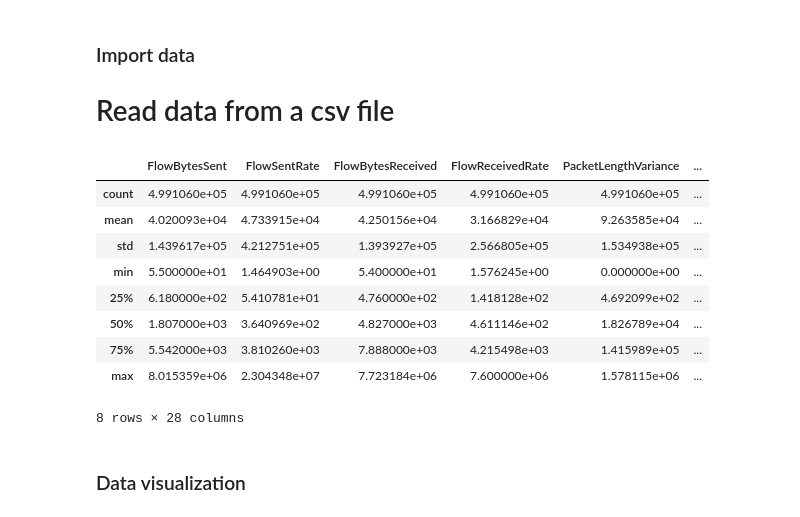
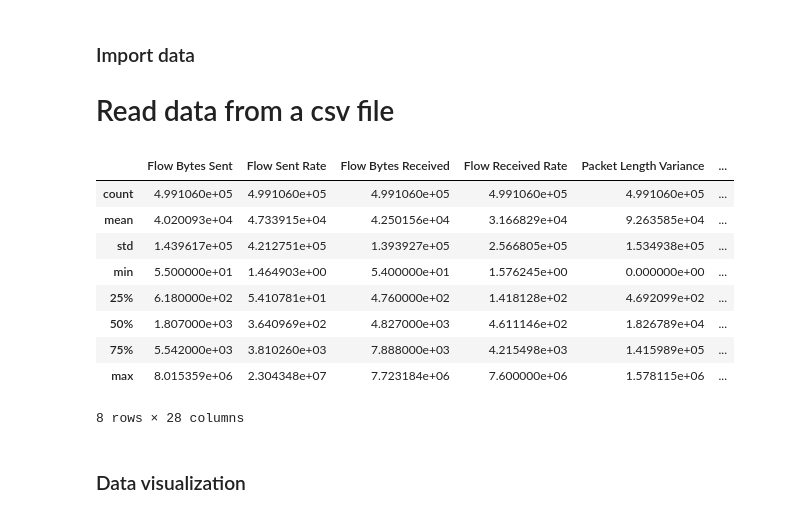
Before and after one commit to Ricardo-Da-Cruz/AI-Dns-Traffic-Analysis, a Jupyter notebook: sample.ipynb, the cells around one changed output. Drawn from its saved outputs; the diff is of its cells as text; code cells hidden in the pictures.

```diff
--- a/sample.ipynb
+++ b/sample.ipynb
@@ -18,13 +17,23 @@ from sklearn.decomposition import PCA
 # %%
 # Defining data for the dataframe
 
 #ray.init()
 
 df = pd.read_csv('data/BCCC-CIRA-CIC-DoHBrw-2020.csv', na_values=['NA'])
 
+def add_space(s):
+    a = s[0]
+    for i in s[1:]:
+        if i.isupper():
+            a += ' '
+        a += i
+    return a
+
+df.columns = [add_space(i.replace(' ', '')) for i in df.columns]
+
 df.describe()
 # %% [output]
-|  | FlowBytesSent | FlowSentRate | FlowBytesReceived | FlowReceivedRate | PacketLengthVariance | ... |
+|  | Flow Bytes Sent | Flow Sent Rate | Flow Bytes Received | Flow Received Rate | Packet Length Variance | ... |
 | count | 4.991060e+05 | 4.991060e+05 | 4.991060e+05 | 4.991060e+05 | 4.991060e+05 | ... |
 | mean | 4.020093e+04 | 4.733915e+04 | 4.250156e+04 | 3.166829e+04 | 9.263585e+04 | ... |
 | std | 1.439617e+05 | 4.212751e+05 | 1.393927e+05 | 2.566805e+05 | 1.534938e+05 | ... |
```
Also changed, not shown: parts of 10 cells of this notebook.
